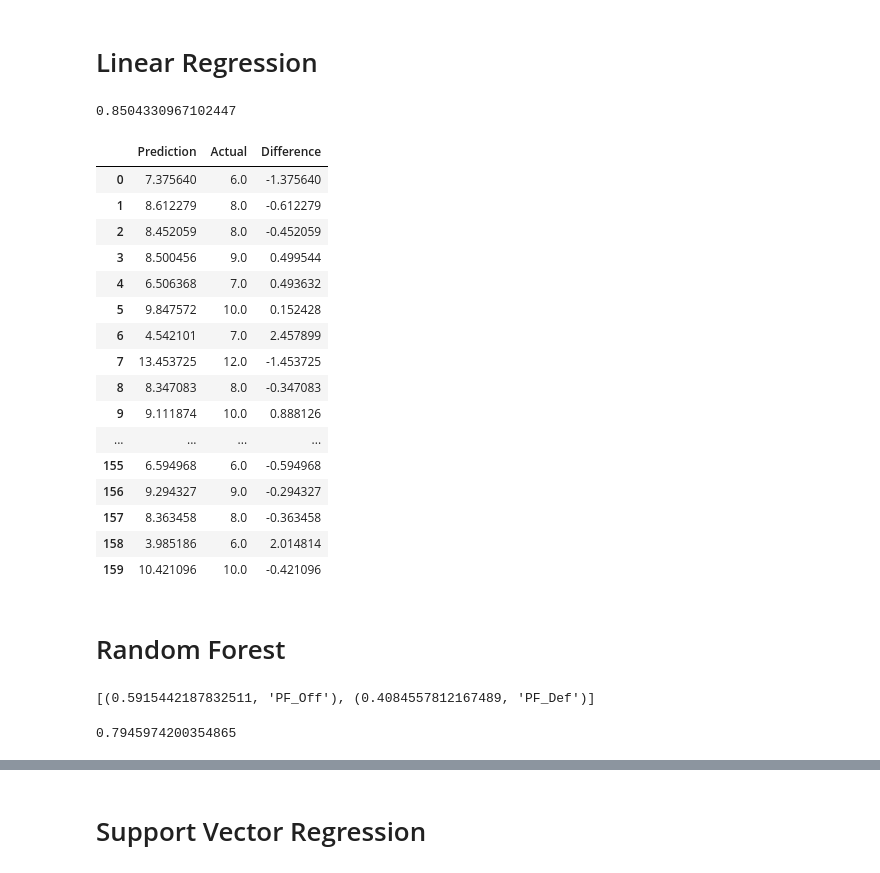
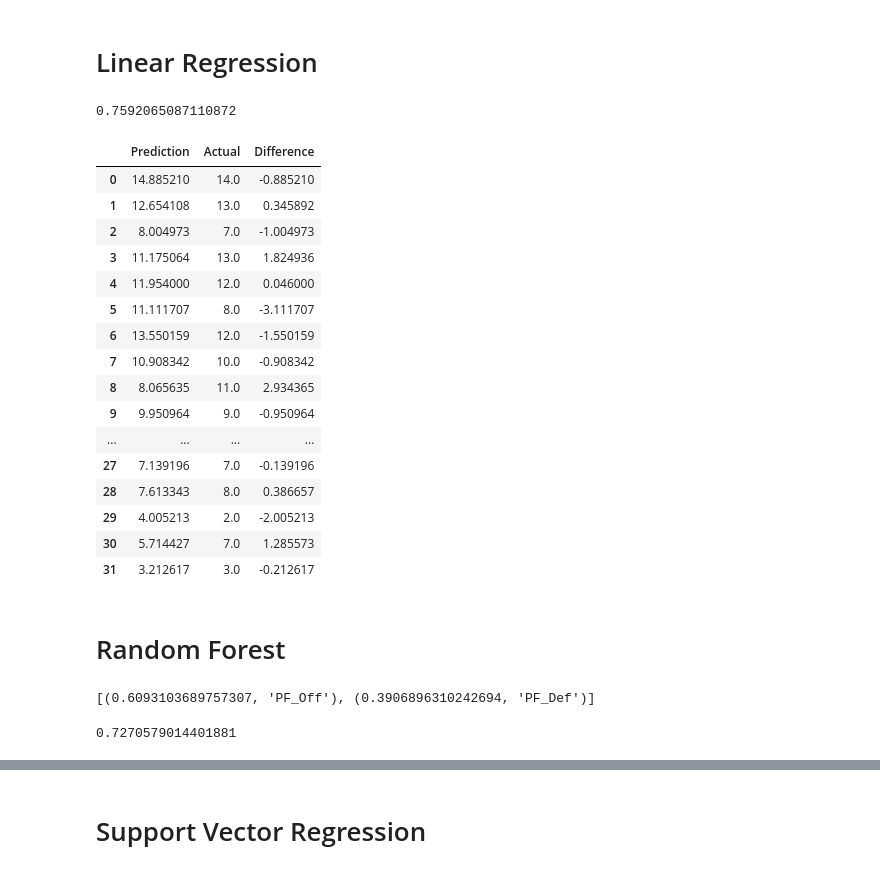
Before and after one commit to BryanWilsonRU/Final_Project, a Jupyter notebook: notebooks/preprocessing.ipynb, the cells around one changed output, grey strips where cells are left out. Cells and saved outputs as stored; diff of their text form; code cells hidden in the pictures.

```diff
--- a/notebooks/preprocessing.ipynb
+++ b/notebooks/preprocessing.ipynb
@@ -75,5 +75,6 @@ Overall Production    0
 Win/Loss_Pct          0
 dtype: int64
 # %%
-targets = data_df.loc[:,"Win/Loss_Pct"].values
+targets = df_2000_2018_train.loc[:,"Win/Loss_Pct"].values
 targets
+targets_test = df_2019_test.loc[:,"Win/Loss_Pct"].values
@@ -102,7 +85,12 @@ array([0.625 , 0.6875, 0.75  , 0.625 , 0.6875, 0.625 , 0.375 , 0.4375,
 # "FL_Def","Total 1stD_Def","Pass Yds_Def","Pass TD_Def",
 # "Rush TD_Def"]]
 # inputs = data_df.drop(columns=["Team" , "Year", "Win", "Loss", "Games","Win/Loss_Pct"])
-inputs = data_df[["PF_Off","PF_Def"]]
+
+df_2000_2018_train = data_df.loc[data_df["Year"] != 2019]
+df_2019_test = data_df.loc[data_df["Year"] == 2019]
+inputs_test = df_2019_test[["PF_Off","PF_Def"]]
+
+inputs = df_2000_2018_train[["PF_Off","PF_Def"]]
 feature_names = inputs.columns
 inputs
 # %% [output]
@@ -125,5 +113,5 @@ inputs
 | 398 | 372 | 437 |
 # %%
 sc = StandardScaler()
-inputs = sc.fit_transform(inputs)
+scaled_inputs = sc.fit_transform(inputs)
 # %%
@@ -152,41 +140,41 @@ array([[ 1.01924799, -1.23165931],
 # Linear Regression
 # %%
 regressor = LinearRegression()
-regressor.fit(x_train, y_train)
-regressor.score(x_test, y_test)
+regressor.fit(inputs, targets)
+regressor.score(inputs_test, targets_test)
 # %% [output]
-0.8504330967102447
+0.7592065087110872
 # %%
-y_pred = regressor.predict(x_test)
-pd.DataFrame({"Prediction": y_pred * 16, "Actual":y_test * 16, "Difference": (y_test - y_pred) * 16})
+y_pred = regressor.predict(inputs_test)
+pd.DataFrame({"Prediction": y_pred * 16, "Actual":targets_test * 16, "Difference": (targets_test - y_pred) * 16})
 # %% [output]
 |  | Prediction | Actual | Difference |
-| 0 | 7.375640 | 6.0 | -1.375640 |
-| 1 | 8.612279 | 8.0 | -0.612279 |
-| 2 | 8.452059 | 8.0 | -0.452059 |
-| 3 | 8.500456 | 9.0 | 0.499544 |
-| 4 | 6.506368 | 7.0 | 0.493632 |
-| 5 | 9.847572 | 10.0 | 0.152428 |
-| 6 | 4.542101 | 7.0 | 2.457899 |
-| 7 | 13.453725 | 12.0 | -1.453725 |
-| 8 | 8.347083 | 8.0 | -0.347083 |
-| 9 | 9.111874 | 10.0 | 0.888126 |
+| 0 | 14.885210 | 14.0 | -0.885210 |
+| 1 | 12.654108 | 13.0 | 0.345892 |
+| 2 | 8.004973 | 7.0 | -1.004973 |
+| 3 | 11.175064 | 13.0 | 1.824936 |
+| 4 | 11.954000 | 12.0 | 0.046000 |
+| 5 | 11.111707 | 8.0 | -3.111707 |
+| 6 | 13.550159 | 12.0 | -1.550159 |
+| 7 | 10.908342 | 10.0 | -0.908342 |
+| 8 | 8.065635 | 11.0 | 2.934365 |
+| 9 | 9.950964 | 9.0 | -0.950964 |
 | ... | ... | ... | ... |
-| 155 | 6.594968 | 6.0 | -0.594968 |
-| 156 | 9.294327 | 9.0 | -0.294327 |
-| 157 | 8.363458 | 8.0 | -0.363458 |
-| 158 | 3.985186 | 6.0 | 2.014814 |
-| 159 | 10.421096 | 10.0 | -0.421096 |
+| 27 | 7.139196 | 7.0 | -0.139196 |
+| 28 | 7.613343 | 8.0 | 0.386657 |
+| 29 | 4.005213 | 2.0 | -2.005213 |
+| 30 | 5.714427 | 7.0 | 1.285573 |
+| 31 | 3.212617 | 3.0 | -0.212617 |
 # %% [markdown]
 # Random Forest
 # %%
 regressor = RandomForestRegressor(n_estimators=10, random_state=0)
-regressor.fit(x_train, y_train)
+regressor.fit(inputs, targets)
 sorted(zip(regressor.feature_importances_, feature_names), reverse=True)
 # %% [output]
-[(0.5915442187832511, 'PF_Off'), (0.4084557812167489, 'PF_Def')]
+[(0.6093103689757307, 'PF_Off'), (0.3906896310242694, 'PF_Def')]
 # %%
-regressor.score(x_test, y_test)
+regressor.score(inputs_test, targets_test)
 # %% [output]
-0.7945974200354865
+0.7270579014401881
 # %%
```
Also changed, not shown: parts of 8 cells of this notebook.
